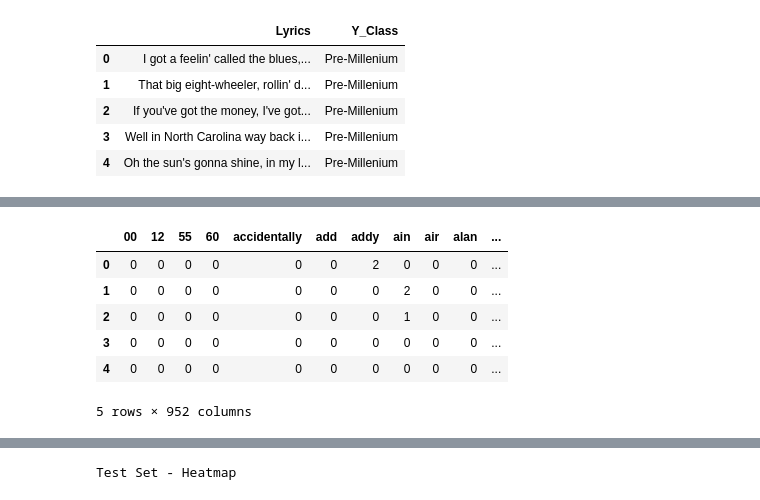
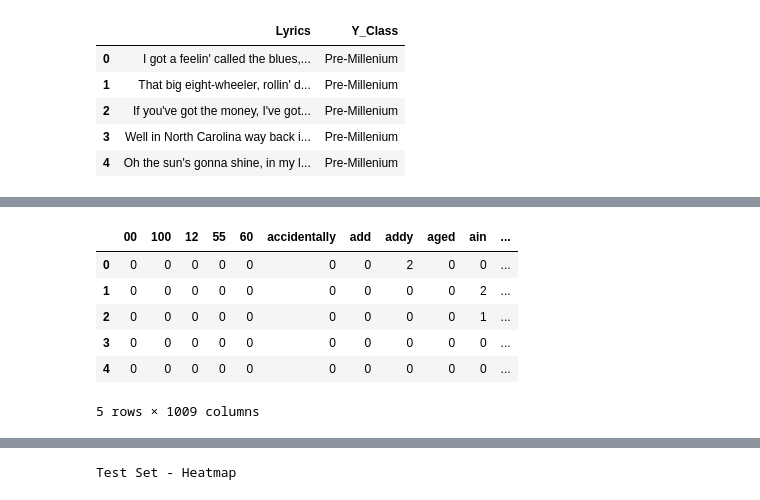
Before and after one commit to bucklonesome/DS_Portfolio, a Jupyter notebook: CountryMusicLyrics_DS_Project/CountryMusicBeforeMillenium.ipynb, the cells around one changed output, grey strips where cells are left out. Drawn from its saved outputs; the diff is of its cells as text; code cells hidden in the pictures.

```diff
--- a/CountryMusicLyrics_DS_Project/CountryMusicBeforeMillenium.ipynb
+++ b/CountryMusicLyrics_DS_Project/CountryMusicBeforeMillenium.ipynb
@@ -52,6 +52,7 @@ import numpy as np
 %matplotlib inline
 # %%
 df = pd.read_csv('CountrySongs.csv')
+df_c = pd.read_csv('CountrySongs_CounterTest.csv')
 # %%
 df.head(5)
 # %% [output]
@@ -111,19 +119,19 @@ X_hedley_t=np.array(["Feed me nickels, feed me dimes I'll play your favorite son
 # %%
 Xt_tot = Xt.copy()
 # %%
-Xt_tot = np.append(Xt_tot,X_hedley_t)
+Xt_tot = np.append(Xt_tot,Xt_c)
 # %%
 X_tot = thecount.fit_transform(Xt_tot)
 # %%
 #https://thatascience.com/learn-machine-learning/bag-of-words/
-bow = pd.DataFrame(X_tot.toarray(), columns = thecount.get_feature_names())
+bow = pd.DataFrame(X_tot.toarray(), columns = thecount.get_feature_names_out())
 bow.head(5)
 # %% [output]
-|  | 00 | 12 | 55 | 60 | accidentally | add | addy | ain | air | alan | ... |
-| 0 | 0 | 0 | 0 | 0 | 0 | 0 | 2 | 0 | 0 | 0 | ... |
-| 1 | 0 | 0 | 0 | 0 | 0 | 0 | 0 | 2 | 0 | 0 | ... |
-| 2 | 0 | 0 | 0 | 0 | 0 | 0 | 0 | 1 | 0 | 0 | ... |
+|  | 00 | 100 | 12 | 55 | 60 | accidentally | add | addy | aged | ain | ... |
+| 0 | 0 | 0 | 0 | 0 | 0 | 0 | 0 | 2 | 0 | 0 | ... |
+| 1 | 0 | 0 | 0 | 0 | 0 | 0 | 0 | 0 | 0 | 2 | ... |
+| 2 | 0 | 0 | 0 | 0 | 0 | 0 | 0 | 0 | 0 | 1 | ... |
 | 3 | 0 | 0 | 0 | 0 | 0 | 0 | 0 | 0 | 0 | 0 | ... |
 | 4 | 0 | 0 | 0 | 0 | 0 | 0 | 0 | 0 | 0 | 0 | ... |
-5 rows × 952 columns
+5 rows × 1009 columns
 # %%
```
Also changed, not shown: parts of 22 cells of this notebook, 4 other files.
